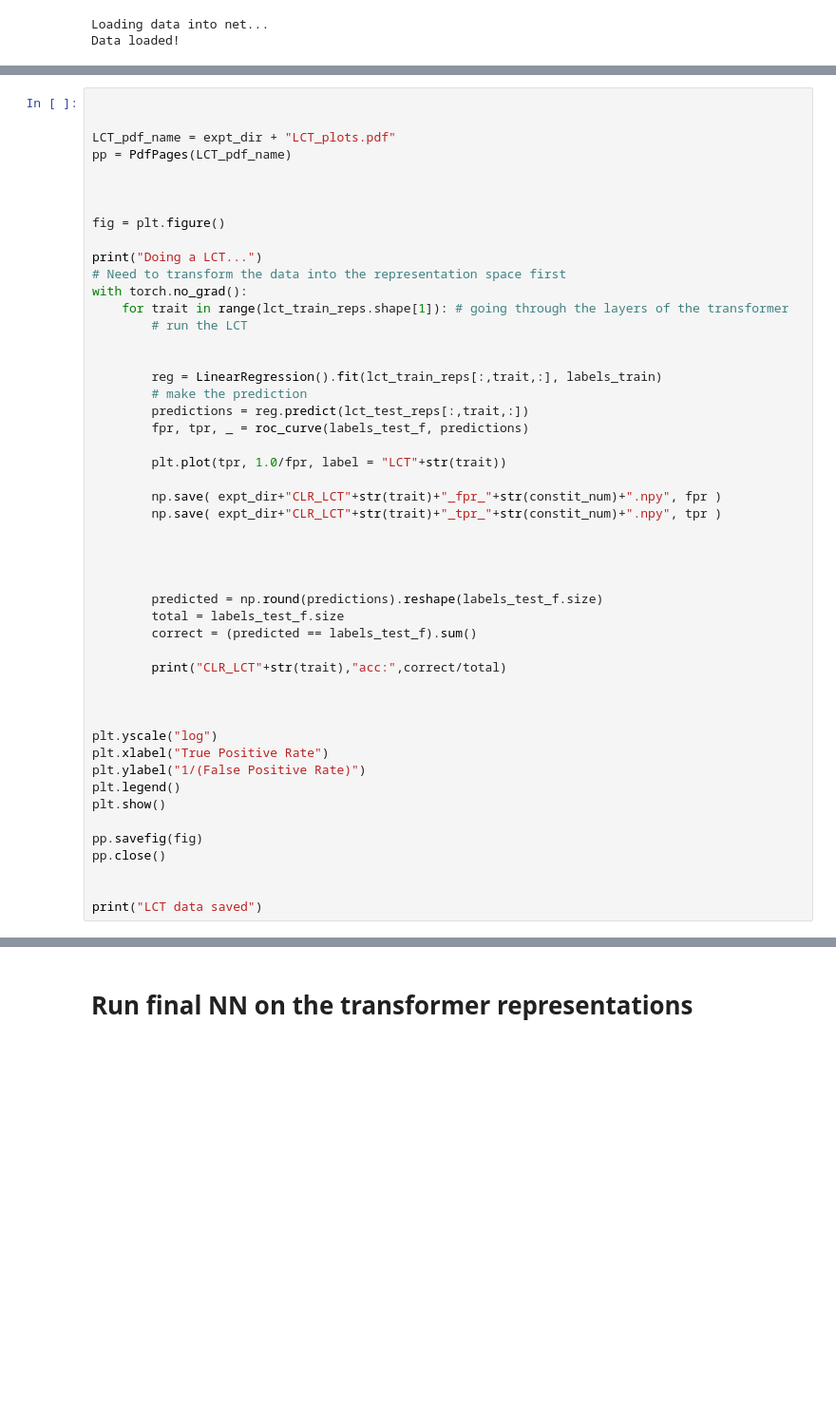
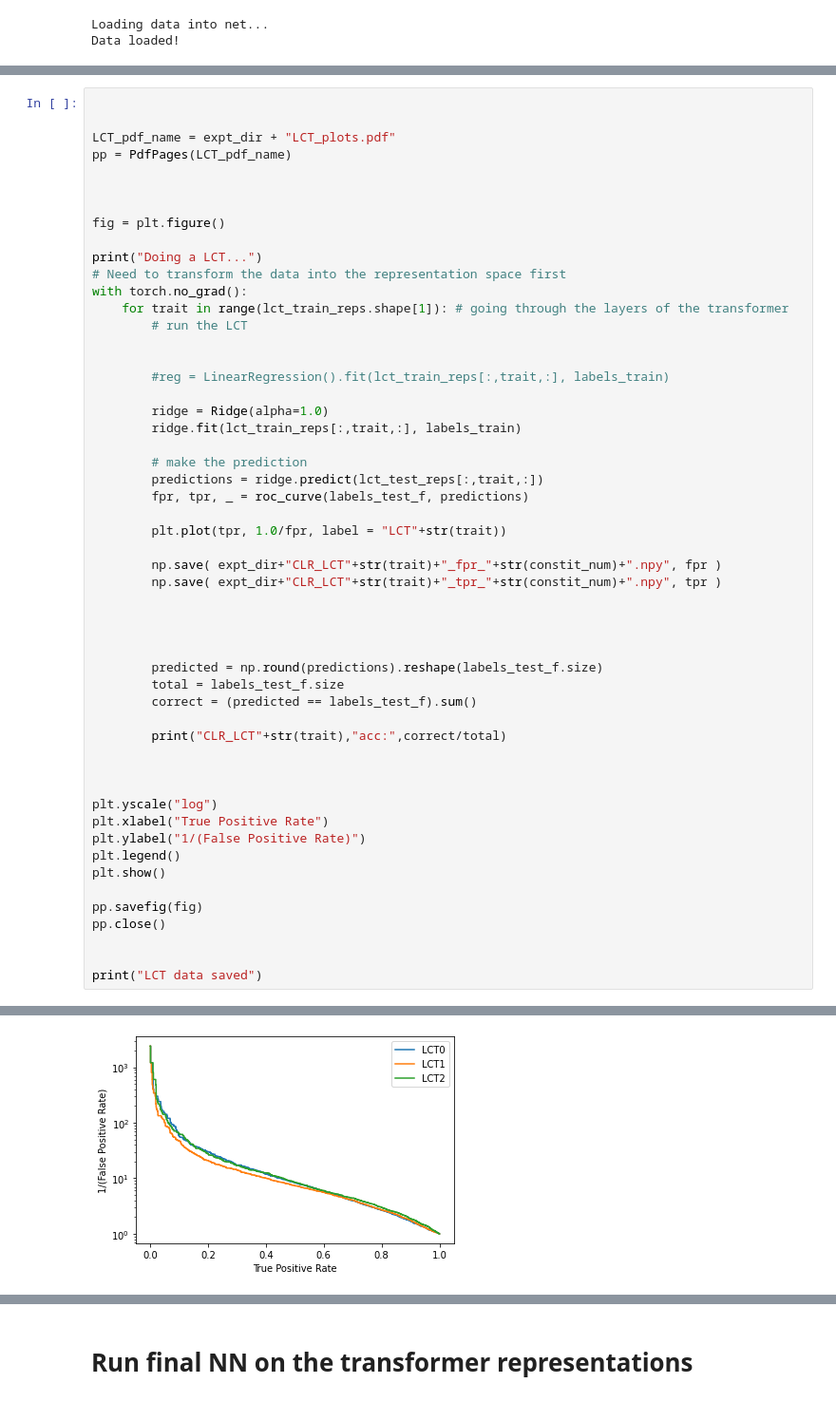
Before and after one commit to rmastand/JetCLR_AD, a Jupyter notebook: scripts/CLR_training_transformer.ipynb, the cells around one changed output, grey strips where cells are left out. Shown at 95% size. Cells and saved outputs as stored; diff of their text form; blank space fills up the shorter version.

```diff
--- a/scripts/CLR_training_transformer.ipynb
+++ b/scripts/CLR_training_transformer.ipynb
@@ -598,9 +626,13 @@ with torch.no_grad():
         # run the LCT
 
 
-        reg = LinearRegression().fit(lct_train_reps[:,trait,:], labels_train)
+        #reg = LinearRegression().fit(lct_train_reps[:,trait,:], labels_train)
+
+        ridge = Ridge(alpha=1.0)
+        ridge.fit(lct_train_reps[:,trait,:], labels_train)
+
         # make the prediction
-        predictions = reg.predict(lct_test_reps[:,trait,:])
+        predictions = ridge.predict(lct_test_reps[:,trait,:])
         fpr, tpr, _ = roc_curve(labels_test_f, predictions)
 
         plt.plot(tpr, 1.0/fpr, label = "LCT"+str(trait))
@@ -635,0 +670 @@ CLR_LCT0 acc: 0.7805139186295503
+[figure, new version]
```
Also changed, not shown: parts of 8 cells of this notebook, 3 other files.
